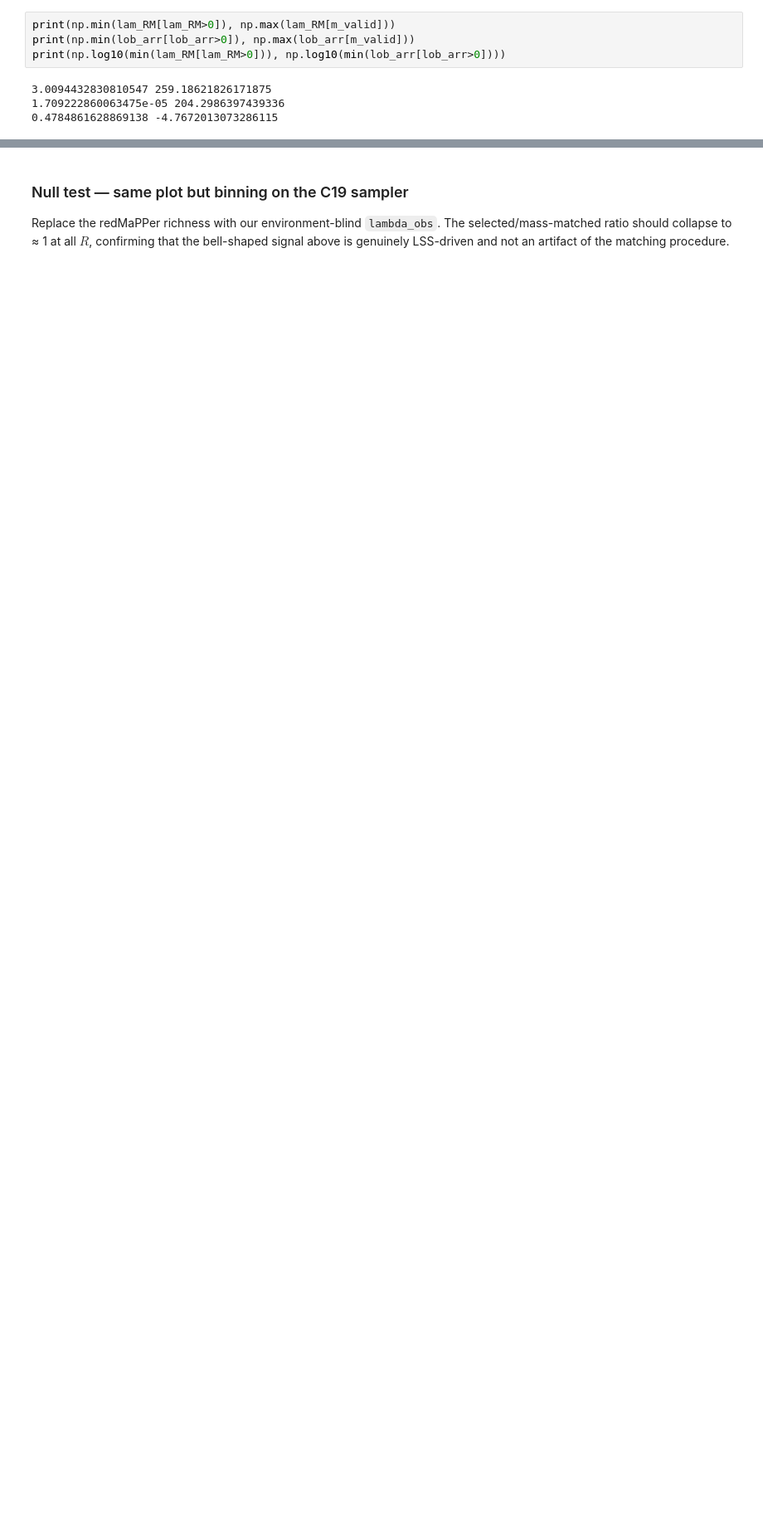
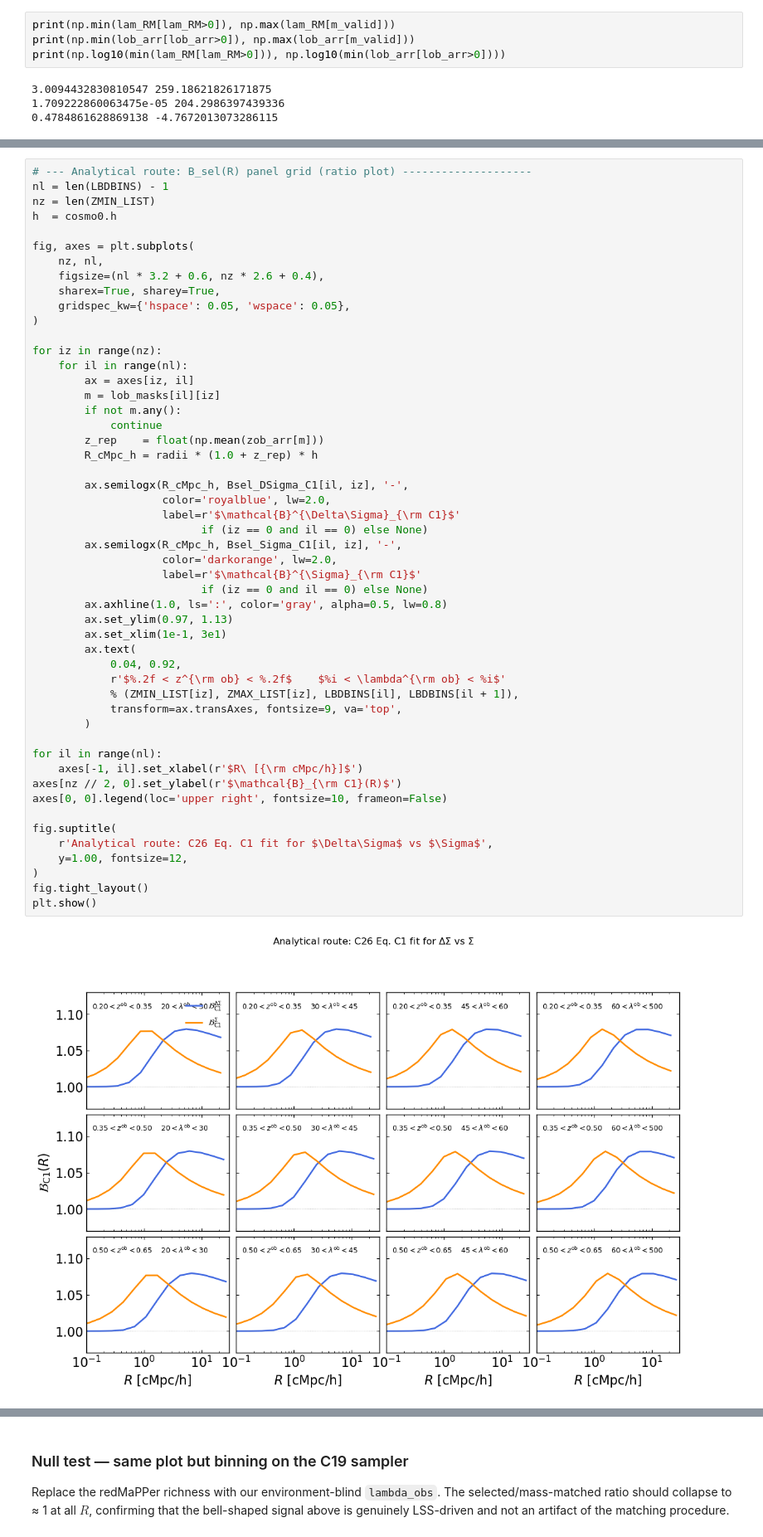
Before and after one commit to xtang126/mock_cluster_buzzard, a Jupyter notebook: Xin_MockDataVector.ipynb, the cells around one changed output, grey strips where cells are left out. Shown at 83% size. Saved outputs shown, nothing was run; the diff lists cells and outputs as text; blank space fills up the shorter version.

```diff
--- a/Xin_MockDataVector.ipynb
+++ b/Xin_MockDataVector.ipynb
@@ -1006,0 +1013,53 @@ print(np.log10(min(lam_RM[lam_RM>0])), np.log10(min(lob_arr[lob_arr>0])))
+# %%
+# --- Analytical route: B_sel(R) panel grid (ratio plot) --------------------
+nl = len(LBDBINS) - 1
+nz = len(ZMIN_LIST)
+h  = cosmo0.h
+
+fig, axes = plt.subplots(
+    nz, nl,
+    figsize=(nl * 3.2 + 0.6, nz * 2.6 + 0.4),
+    sharex=True, sharey=True,
+    gridspec_kw={'hspace': 0.05, 'wspace': 0.05},
+)
+
+for iz in range(nz):
+    for il in range(nl):
+        ax = axes[iz, il]
+        m = lob_masks[il][iz]
+        if not m.any():
+            continue
+        z_rep    = float(np.mean(zob_arr[m]))
+        R_cMpc_h = radii * (1.0 + z_rep) * h
+
+        ax.semilogx(R_cMpc_h, Bsel_DSigma_C1[il, iz], '-',
+                    color='royalblue', lw=2.0,
+                    label=r'$\mathcal{B}^{\Delta\Sigma}_{\rm C1}$'
+                          if (iz == 0 and il == 0) else None)
+        ax.semilogx(R_cMpc_h, Bsel_Sigma_C1[il, iz], '-',
+                    color='darkorange', lw=2.0,
+                    label=r'$\mathcal{B}^{\Sigma}_{\rm C1}$'
+                          if (iz == 0 and il == 0) else None)
+        ax.axhline(1.0, ls=':', color='gray', alpha=0.5, lw=0.8)
+        ax.set_ylim(0.97, 1.13)
+        ax.set_xlim(1e-1, 3e1)
+        ax.text(
+            0.04, 0.92,
+            r'$%.2f < z^{\rm ob} < %.2f$    $%i < \lambda^{\rm ob} < %i$'
+            % (ZMIN_LIST[iz], ZMAX_LIST[iz], LBDBINS[il], LBDBINS[il + 1]),
+            transform=ax.transAxes, fontsize=9, va='top',
+        )
+
+for il in range(nl):
+    axes[-1, il].set_xlabel(r'$R\ [{\rm cMpc/h}]$')
+axes[nz // 2, 0].set_ylabel(r'$\mathcal{B}_{\rm C1}(R)$')
+axes[0, 0].legend(loc='upper right', fontsize=10, frameon=False)
+
+fig.suptitle(
+    r'Analytical route: C26 Eq. C1 fit for $\Delta\Sigma$ vs $\Sigma$',
+    y=1.00, fontsize=12,
+)
+fig.tight_layout()
+plt.show()
+# %% [output]
+[figure, added]
```
Also changed, not shown: parts of 48 cells of this notebook, 11 other files.
